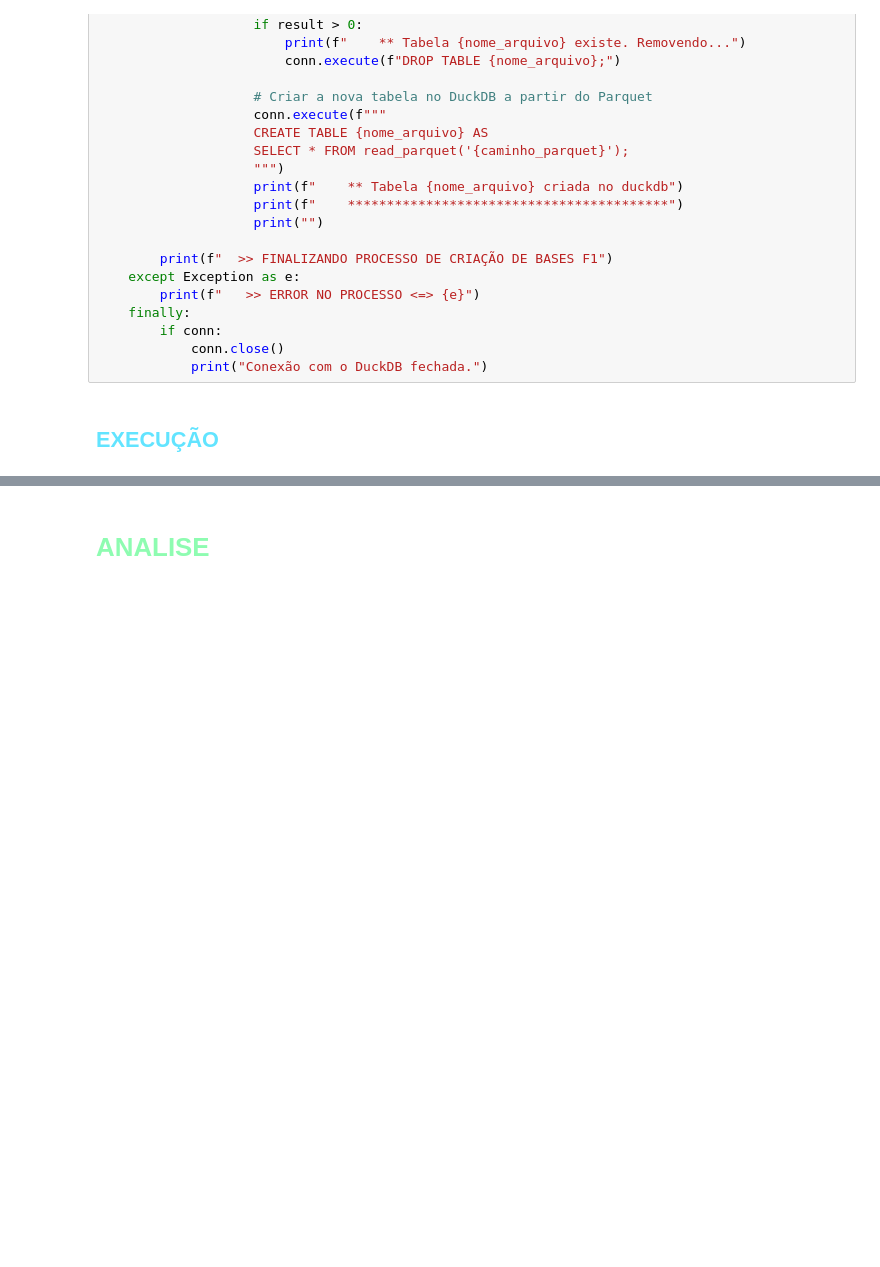
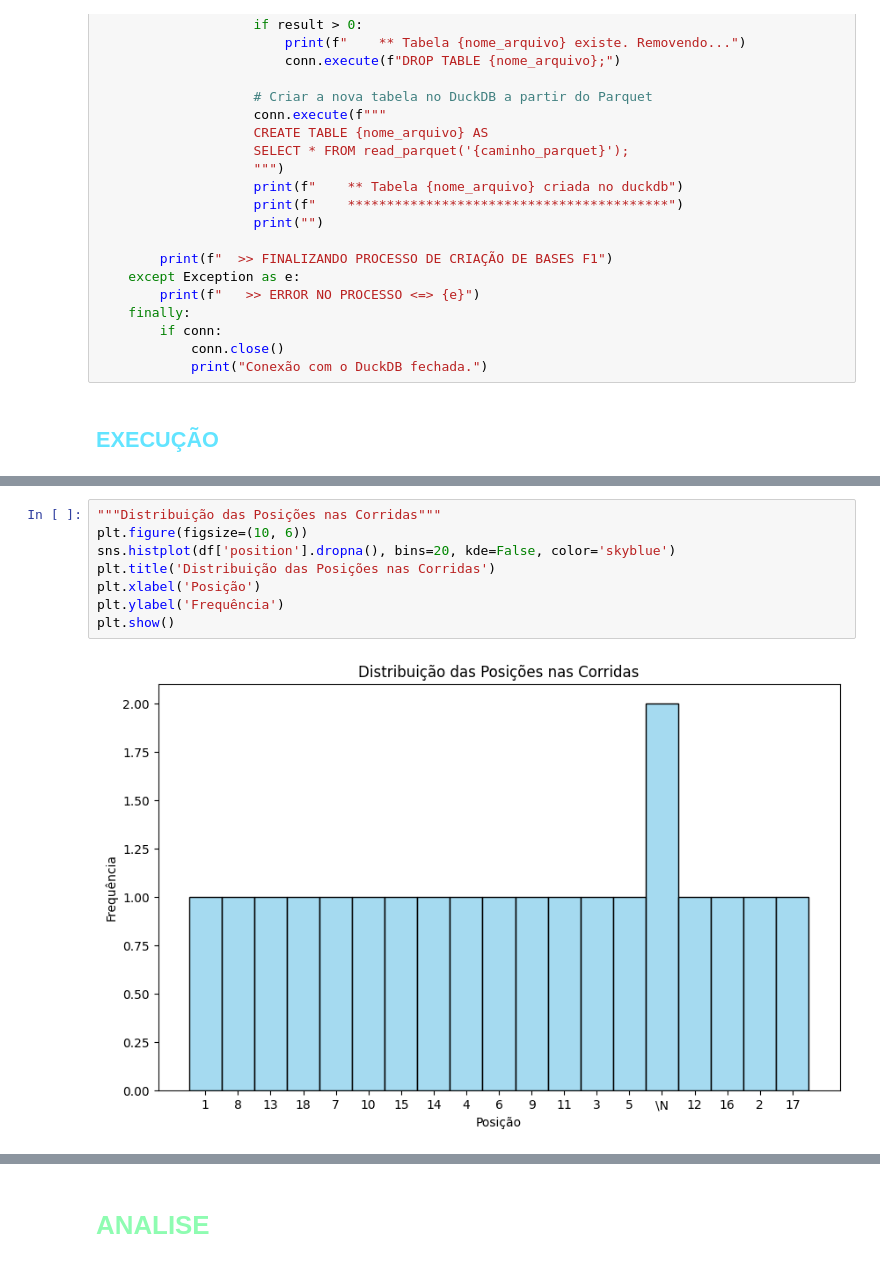
Before and after one commit to danielcs7/cientistaDados, a Jupyter notebook: projeto1/src/app.ipynb, the cells around one changed output, grey strips where cells are left out. Cells and saved outputs as stored; diff of their text form; blank space fills up the shorter version.

```diff
--- a/projeto1/src/app.ipynb
+++ b/projeto1/src/app.ipynb
@@ -105,0 +259,10 @@ Conexão com o DuckDB fechada.
+# %%
+"""Distribuição das Posições nas Corridas"""
+plt.figure(figsize=(10, 6))
+sns.histplot(df['position'].dropna(), bins=20, kde=False, color='skyblue')
+plt.title('Distribuição das Posições nas Corridas')
+plt.xlabel('Posição')
+plt.ylabel('Frequência')
+plt.show()
+# %% [output]
+[figure, added]
```
Also changed, not shown: parts of 34 cells of this notebook, 1 other file.
